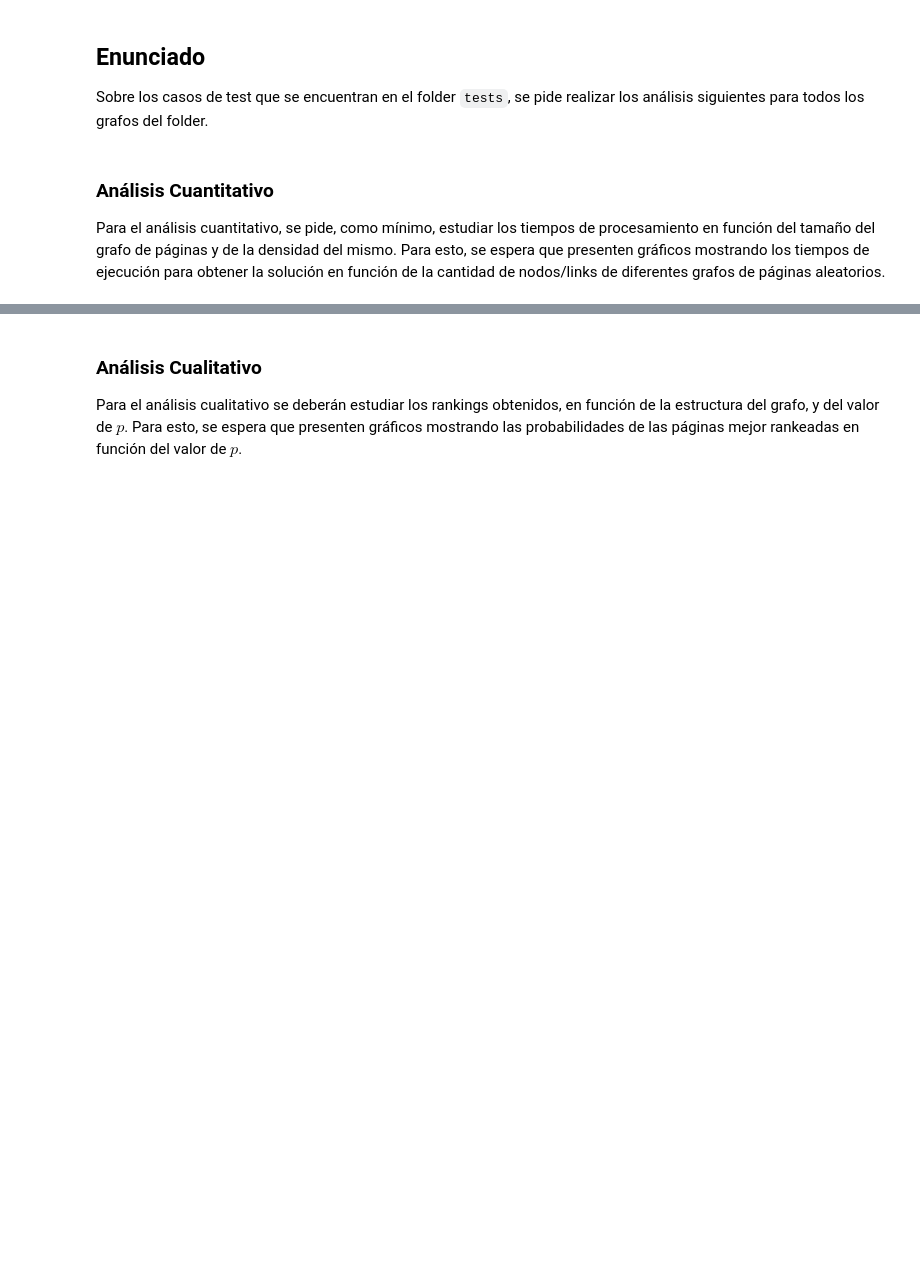
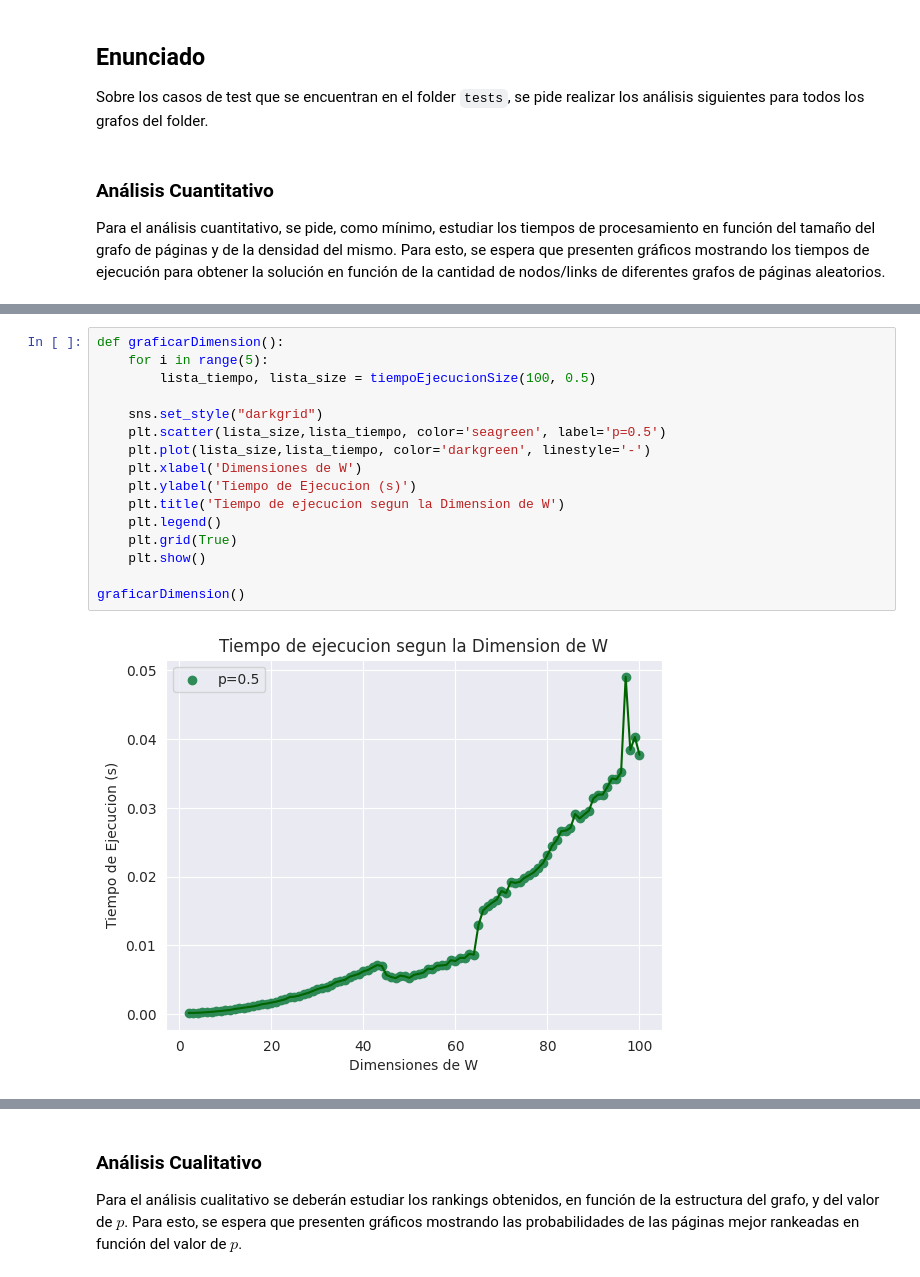
Before and after one commit to lmendezayl/uba-alc, a Jupyter notebook: Recursos TP1-20240502/template-alumnos/template-alumnos/grupo_Mendez_Busso_TP1.ipynb, the cells around one changed output, grey strips where cells are left out. Cells and saved outputs as stored; diff of their text form; blank space fills up the shorter version.

```diff
--- a/Recursos TP1-20240502/template-alumnos/template-alumnos/grupo_Mendez_Busso_TP1.ipynb
+++ b/Recursos TP1-20240502/template-alumnos/template-alumnos/grupo_Mendez_Busso_TP1.ipynb
@@ -206,0 +213,18 @@ graficarDensidad()
+# %%
+def graficarDimension():
+    for i in range(5):
+        lista_tiempo, lista_size = tiempoEjecucionSize(100, 0.5)
+
+    sns.set_style("darkgrid")
+    plt.scatter(lista_size,lista_tiempo, color='seagreen', label='p=0.5')
+    plt.plot(lista_size,lista_tiempo, color='darkgreen', linestyle='-')
+    plt.xlabel('Dimensiones de W')
+    plt.ylabel('Tiempo de Ejecucion (s)')
+    plt.title('Tiempo de ejecucion segun la Dimension de W')
+    plt.legend()
+    plt.grid(True)
+    plt.show()
+
+graficarDimension()
+# %% [output]
+[figure, added]
```
Also changed, not shown: parts of 9 cells of this notebook.
